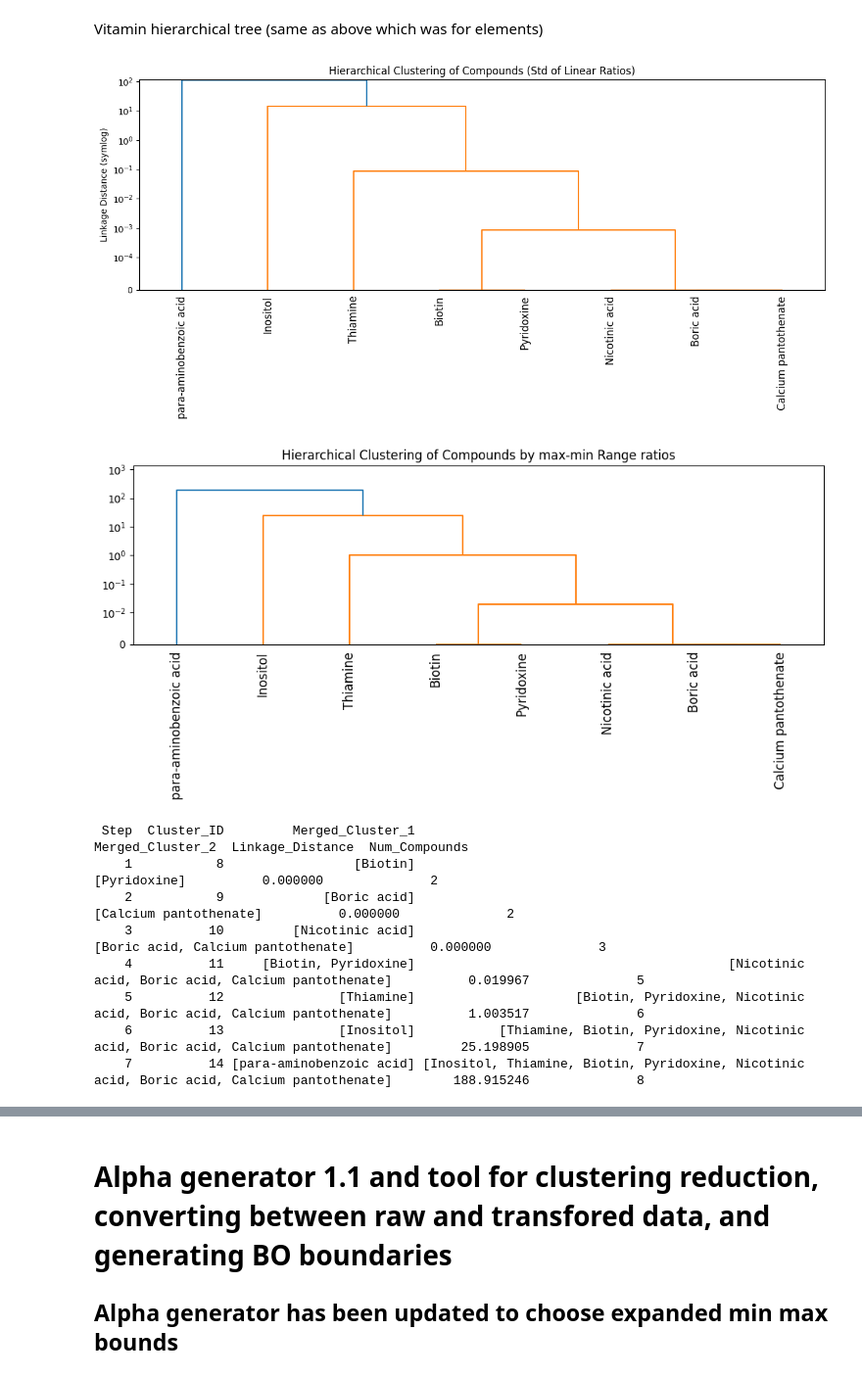
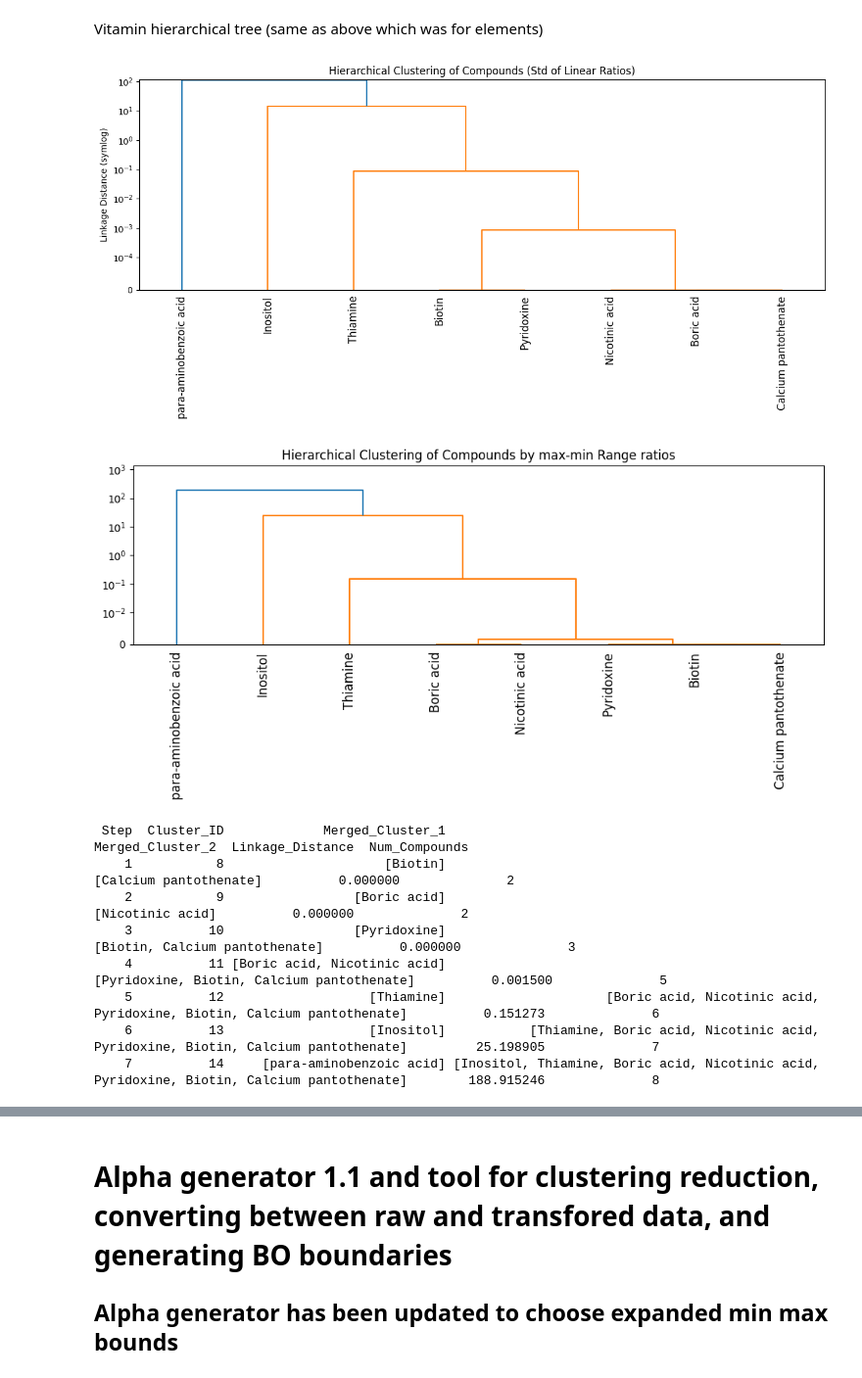
Before and after one commit to subarumuroi/Yarrowia_media_optimizer, a Jupyter notebook: Yarrowia Pipeline Initial Experiment Generator.ipynb, the cells around one changed output, grey strips where cells are left out. Shown at 98% size. Drawn from its saved outputs; the diff is of its cells as text; code cells hidden in the pictures.

```diff
--- a/Yarrowia Pipeline Initial Experiment Generator.ipynb
+++ b/Yarrowia Pipeline Initial Experiment Generator.ipynb
@@ -142,14 +142,12 @@ plt.show()
 few experiments remaining after removal of invalids and redundants'''
 # in this instance, the two plots should be virutally identical
 
-# select only numeric columns excluding compound ID columns
-numeric_cols = ratio_df_e_reduced.drop(columns=['Compound_1', 'Compound_2']).select_dtypes(include='number').columns
 
 # create new dataframe with range values
 range_df_e = pd.DataFrame({
     'Compound_1': ratio_df_e_reduced['Compound_1'],
     'Compound_2': ratio_df_e_reduced['Compound_2'],
-    'range': ratio_df_e_reduced[numeric_cols].replace(0, np.nan).max(axis=1) - ratio_df_e_reduced[numeric_cols].replace(0, np.nan).min(axis=1)
+    'range': ratio_df_e_reduced[sample_cols].replace(0, np.nan).max(axis=1) - ratio_df_e_reduced[sample_cols].replace(0, np.nan).min(axis=1)
 })
 
 # Create a square distance matrix
@@ -332,14 +330,12 @@ plt.show()
 
 '''min-max range ratios for vitamins below'''
 
-# select only numeric columns excluding compound ID columns
-numeric_cols = ratio_df_v_reduced.drop(columns=['Compound_1', 'Compound_2']).select_dtypes(include='number').columns
 
 # create new dataframe with range values
 range_df_v = pd.DataFrame({
     'Compound_1': ratio_df_v_reduced['Compound_1'],
     'Compound_2': ratio_df_v_reduced['Compound_2'],
-    'range': ratio_df_v_reduced[numeric_cols].replace(0, np.nan).max(axis=1) - ratio_df_v_reduced[numeric_cols].replace(0, np.nan).min(axis=1)
+    'range': ratio_df_v_reduced[sample_cols].replace(0, np.nan).max(axis=1) - ratio_df_v_reduced[sample_cols].replace(0, np.nan).min(axis=1)
 })
 
 # Create a square distance matrix
@@ -398,42 +394,42 @@ for step, (idx1, idx2, dist, sample_count) in enumerate(Z):
     new_cluster = members1 + members2
     clusters[n + step] = new_cluster
 
     # Save merge info
     merge_history.append({
         'Step': step + 1,
         'Cluster_ID': n + step,
         'Merged_Cluster_1': members1,
         'Merged_Cluster_2': members2,
         'Linkage_Distance': dist,
         'Num_Compounds': len(new_cluster),
     })
 
 # Convert to dataframe for easier viewing
 merge_df = pd.DataFrame(merge_history)
 
 # Display the merge table sorted by step (or by distance, if you prefer)
 merge_df_sorted = merge_df.sort_values('Linkage_Distance', ascending=True)
 
 # Print the table or write to CSV
 print(merge_df_sorted.to_string(index=False))
 # merge_df_sorted.to_csv("compound_merge_steps.csv", index=False)
 
 merge_df_sorted[['Step', 'Linkage_Distance']].plot(x='Step', y='Linkage_Distance', marker='o')
 plt.ylabel("Linkage Distance (range)")
 plt.title("Elbow Plot for Clustering")
 plt.grid(True)
 plt.show()
 # %% [output]
 [figure]
-[figure, old version]
+[figure, new version]
- Step  Cluster_ID         Merged_Cluster_1                                                                           Merged_Cluster_2  Linkage_Distance  Num_Compounds
-    1           8                 [Biotin]                                                                               [Pyridoxine]          0.000000              2
-    2           9             [Boric acid]                                                                     [Calcium pantothenate]          0.000000              2
-    3          10         [Nicotinic acid]                                                         [Boric acid, Calcium pantothenate]          0.000000              3
-    4          11     [Biotin, Pyridoxine]                                         [Nicotinic acid, Boric acid, Calcium pantothenate]          0.019967              5
-    5          12               [Thiamine]                     [Biotin, Pyridoxine, Nicotinic acid, Boric acid, Calcium pantothenate]          1.003517              6
-    6          13               [Inositol]           [Thiamine, Biotin, Pyridoxine, Nicotinic acid, Boric acid, Calcium pantothenate]         25.198905              7
-    7          14 [para-aminobenzoic acid] [Inositol, Thiamine, Biotin, Pyridoxine, Nicotinic acid, Boric acid, Calcium pantothenate]        188.915246              8
+ Step  Cluster_ID             Merged_Cluster_1                                                                           Merged_Cluster_2  Linkage_Distance  Num_Compounds
+    1           8                     [Biotin]                                                                     [Calcium pantothenate]          0.000000              2
+    2           9                 [Boric acid]                                                                           [Nicotinic acid]          0.000000              2
+    3          10                 [Pyridoxine]                                                             [Biotin, Calcium pantothenate]          0.000000              3
+    4          11 [Boric acid, Nicotinic acid]                                                 [Pyridoxine, Biotin, Calcium pantothenate]          0.001500              5
+    5          12                   [Thiamine]                     [Boric acid, Nicotinic acid, Pyridoxine, Biotin, Calcium pantothenate]          0.151273              6
+    6          13                   [Inositol]           [Thiamine, Boric acid, Nicotinic acid, Pyridoxine, Biotin, Calcium pantothenate]         25.198905              7
+    7          14     [para-aminobenzoic acid] [Inositol, Thiamine, Boric acid, Nicotinic acid, Pyridoxine, Biotin, Calcium pantothenate]        188.915246              8
 [figure]
 # %% [markdown]
 # Alpha generator 1.1 and tool for clustering reduction, converting between raw and transfored data, and generating BO boundaries
```
Also changed, not shown: parts of 1 cell of this notebook, 1 other file.
